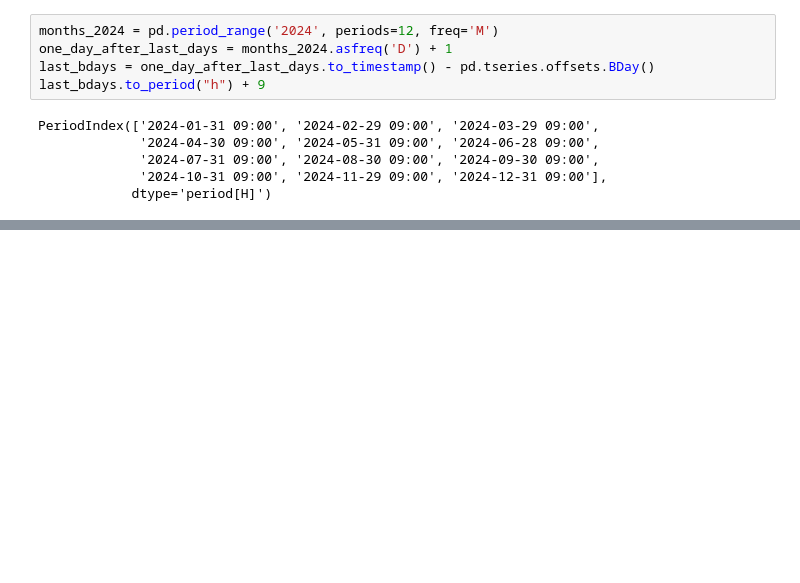
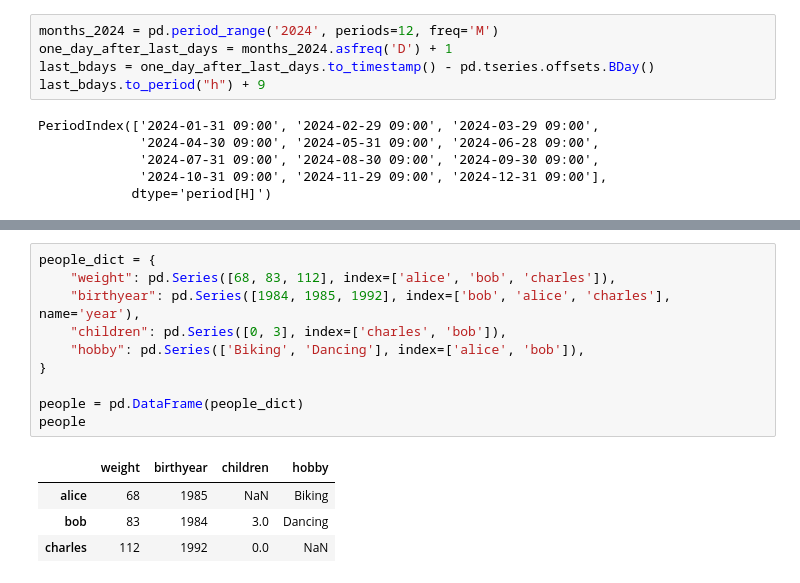
Before and after one commit to dmuman/ML-projects-and-tutorials, a Jupyter notebook: Pandas/Tutorials/pandas_tutorial_ukr.ipynb, the cells around one changed output, grey strips where cells are left out. Cells and saved outputs as stored; diff of their text form; blank space fills up the shorter version.

Commit message:
Added Pandas DataFrame

```diff
--- a/Pandas/Tutorials/pandas_tutorial_ukr.ipynb
+++ b/Pandas/Tutorials/pandas_tutorial_ukr.ipynb
@@ -637,0 +646,15 @@ PeriodIndex(['2024-01-31 09:00', '2024-02-29 09:00', '2024-03-29 09:00',
+# %%
+people_dict = {
+    "weight": pd.Series([68, 83, 112], index=['alice', 'bob', 'charles']),
+    "birthyear": pd.Series([1984, 1985, 1992], index=['bob', 'alice', 'charles'], name='year'),
+    "children": pd.Series([0, 3], index=['charles', 'bob']),
+    "hobby": pd.Series(['Biking', 'Dancing'], index=['alice', 'bob']),
+}
+
+people = pd.DataFrame(people_dict)
+people
+# %% [output]
+|  | weight | birthyear | children | hobby |
+| alice | 68 | 1985 | NaN | Biking |
+| bob | 83 | 1984 | 3.0 | Dancing |
+| charles | 112 | 1992 | 0.0 | NaN |
```
Also changed, not shown: parts of 8 cells of this notebook.
